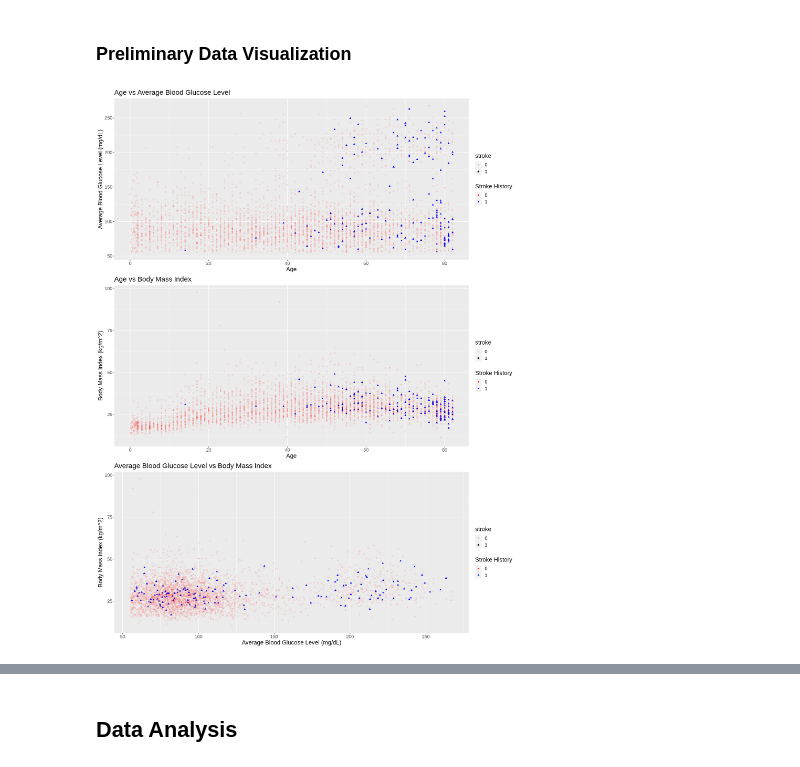
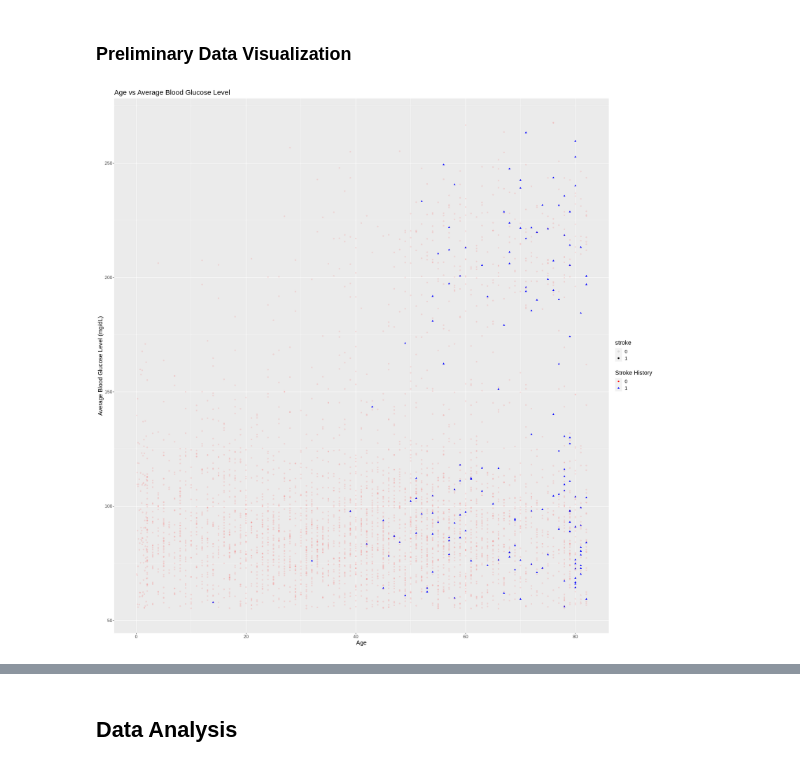
Before and after one commit to hd54/stroke, a Jupyter notebook: stroke.ipynb, the cells around one changed output, grey strips where cells are left out. Cells and saved outputs as stored; diff of their text form; code cells hidden in the pictures.

```diff
--- a/stroke.ipynb
+++ b/stroke.ipynb
@@ -200,33 +213,13 @@ A tibble: 1 × 6
 # %%
 options(repr.plot.width = 20, repr.plot.height = 20)
 
 age_vs_glucose <- ggplot (stroke_train, aes(x=age, y=avg_glucose_level, color= stroke,shape= stroke))+
                 geom_point(aes(alpha = stroke,shape= stroke))+
                 scale_alpha_manual(values = c(0.1, 1))+
                 scale_color_manual(values = c("red", "blue"))+
                 labs(x="Age", y="Average Blood Glucose Level (mg/dL)", color = "Stroke History",shape = "Stroke History")+
                 ggtitle("Age vs Average Blood Glucose Level")+
                 theme(text = element_text(size = 15))
-options(repr.plot.width = 15, repr.plot.length = 20)
-
-age_vs_bmi <- ggplot (stroke_train, aes(x=age, y=bmi, color= stroke,shape=stroke))+
-                geom_point(aes(alpha = stroke,shape=stroke))+
-                scale_alpha_manual(values = c(0.1, 1))+
-                scale_color_manual(values = c("red", "blue"))+
-                labs(x="Age", y="Body Mass Index (kg/m^2)", color = "Stroke History",shape = "Stroke History")+
-                ggtitle("Age vs Body Mass Index")+
-                theme(text = element_text(size = 15))
-options(repr.plot.width = 15, repr.plot.length = 20)
-
-avg_glucose_vs_bmi <- ggplot (stroke_train, aes(x=avg_glucose_level, y=bmi, color= stroke,shape=stroke))+
-                geom_point(aes(alpha = stroke,shape=stroke))+
-                scale_alpha_manual(values = c(0.1, 1))+
-                scale_color_manual(values = c("red", "blue"))+
-                labs(x="Average Blood Glucose Level (mg/dL)", y="Body Mass Index (kg/m^2)", color = "Stroke History",shape = "Stroke History")+
-                ggtitle("Average Blood Glucose Level vs Body Mass Index")+
-                theme(text = element_text(size = 15))
-options(repr.plot.width = 15, repr.plot.length = 20)
-
-plot_grid(age_vs_glucose, age_vs_bmi, avg_glucose_vs_bmi, ncol = 1)
+age_vs_glucose
 # %% [output]
-[figure, old version]
+[figure, new version]
```
Also changed, not shown: parts of 18 cells of this notebook.
